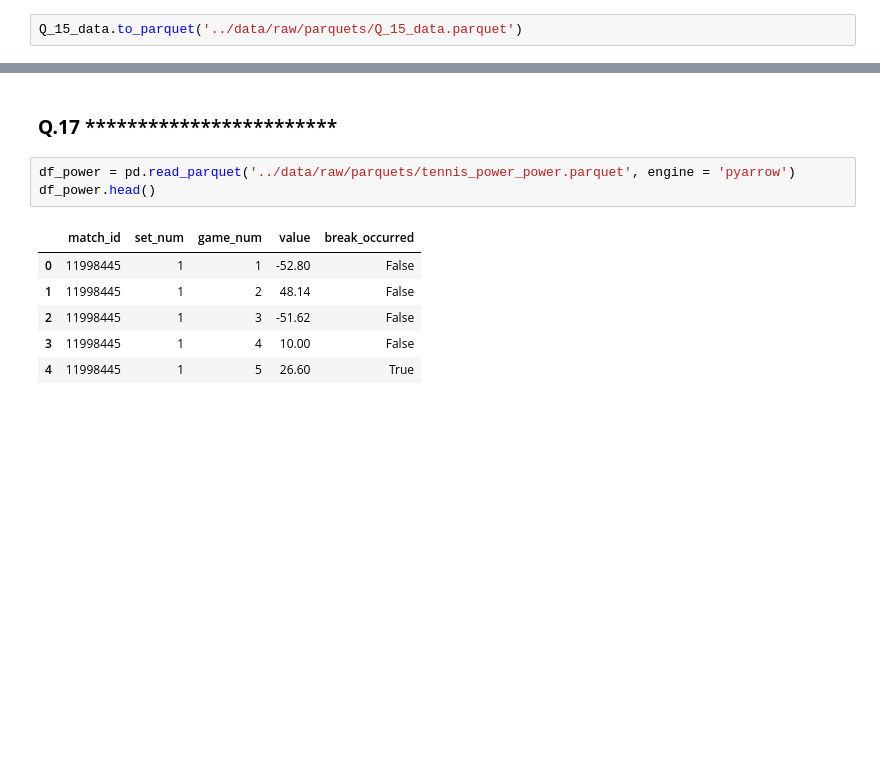
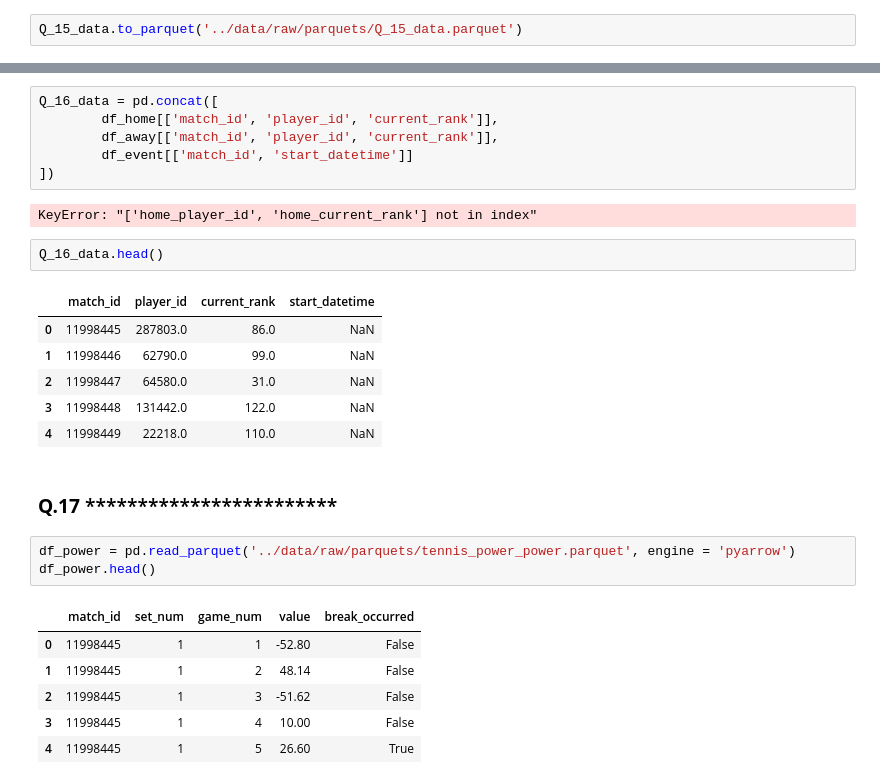
Before and after one commit to ParsaDEV15/Tennis-Project, a Jupyter notebook: notebooks/Pmohamad_data_preprocess_13_17.ipynb, the cells around one changed output, grey strips where cells are left out. Cells and saved outputs as stored; diff of their text form; blank space fills up the shorter version.

```diff
--- a/notebooks/Pmohamad_data_preprocess_13_17.ipynb
+++ b/notebooks/Pmohamad_data_preprocess_13_17.ipynb
@@ -81,3 +97,20 @@ Q_15_data.to_parquet('../data/raw/parquets/Q_15_data.parquet')
+# %%
+Q_16_data = pd.concat([
+        df_home[['match_id', 'player_id', 'current_rank']],
+        df_away[['match_id', 'player_id', 'current_rank']],
+        df_event[['match_id', 'start_datetime']]
+])
+# %% [output]
+KeyError: "['home_player_id', 'home_current_rank'] not in index"
+# %%
+Q_16_data.head()
+# %% [output]
+|  | match_id | player_id | current_rank | start_datetime |
+| 0 | 11998445 | 287803.0 | 86.0 | NaN |
+| 1 | 11998446 | 62790.0 | 99.0 | NaN |
+| 2 | 11998447 | 64580.0 | 31.0 | NaN |
+| 3 | 11998448 | 131442.0 | 122.0 | NaN |
+| 4 | 11998449 | 22218.0 | 110.0 | NaN |
 # %% [markdown]
 ### **Q.17** ************************
 # %%
```
Also changed, not shown: parts of 4 cells of this notebook.
